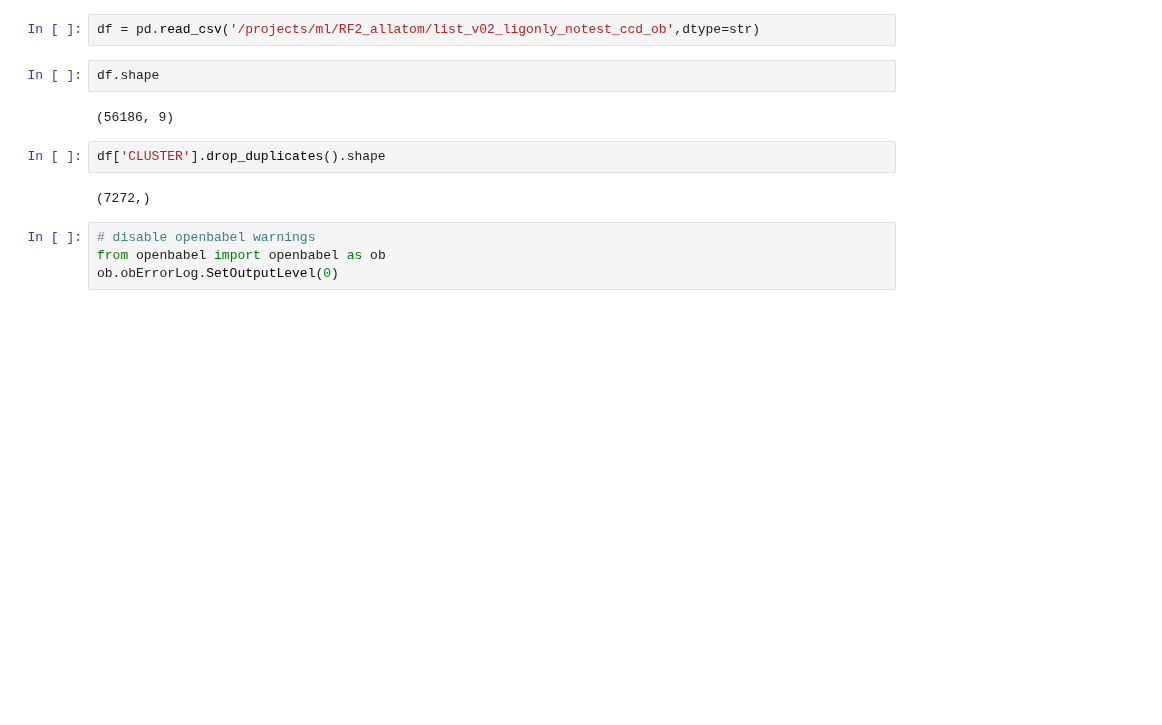
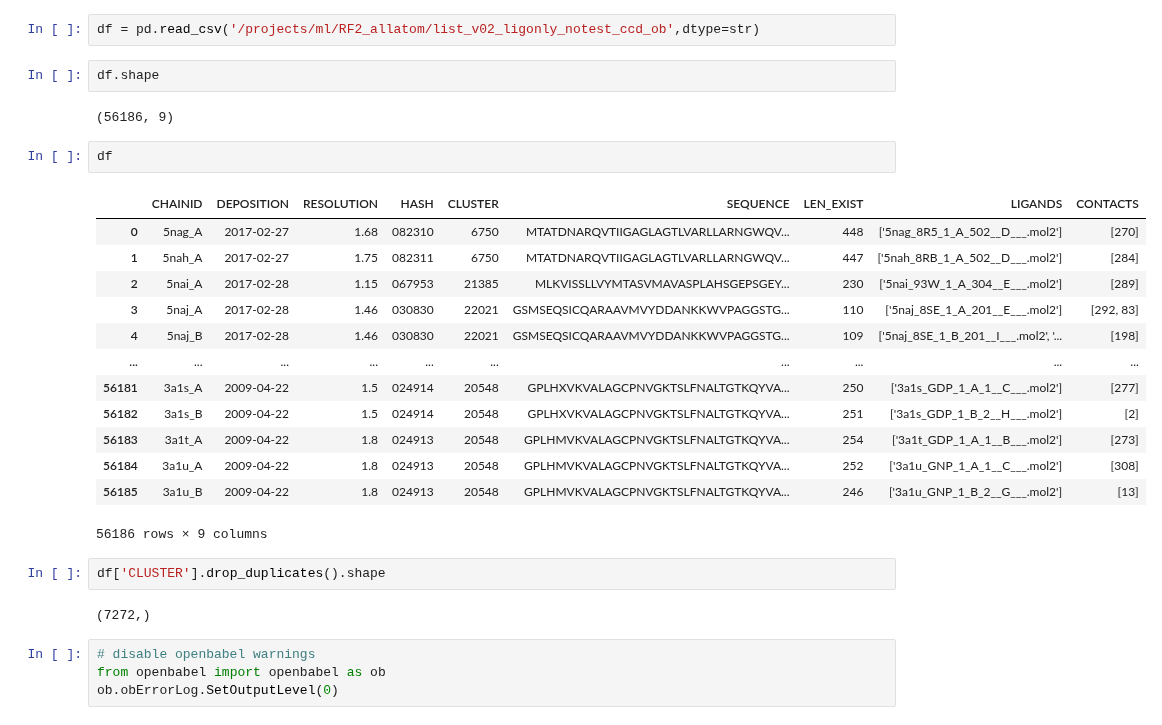
Before and after one commit to RosettaCommons/foundry, a Jupyter notebook: notebooks/filter_sm_compl_data.ipynb, the cells around one changed output. Saved outputs shown, nothing was run; the diff lists cells and outputs as text; blank space fills up the shorter version.

```diff
--- a/notebooks/filter_sm_compl_data.ipynb
+++ b/notebooks/filter_sm_compl_data.ipynb
@@ -43,6 +52,22 @@ df = pd.read_csv('/projects/ml/RF2_allatom/list_v02_ligonly_notest_ccd_ob',dtype
 df.shape
 # %% [output]
 (56186, 9)
+# %%
+df
+# %% [output]
+|  | CHAINID | DEPOSITION | RESOLUTION | HASH | CLUSTER | SEQUENCE | LEN_EXIST | LIGANDS | CONTACTS |
+| 0 | 5nag_A | 2017-02-27 | 1.68 | 082310 | 6750 | MTATDNARQVTIIGAGLAGTLVARLLARNGWQV... | 448 | ['5nag_8R5_1_A_502__D___.mol2'] | [270] |
+| 1 | 5nah_A | 2017-02-27 | 1.75 | 082311 | 6750 | MTATDNARQVTIIGAGLAGTLVARLLARNGWQV... | 447 | ['5nah_8RB_1_A_502__D___.mol2'] | [284] |
+| 2 | 5nai_A | 2017-02-28 | 1.15 | 067953 | 21385 | MLKVISSLLVYMTASVMAVASPLAHSGEPSGEY... | 230 | ['5nai_93W_1_A_304__E___.mol2'] | [289] |
+| 3 | 5naj_A | 2017-02-28 | 1.46 | 030830 | 22021 | GSMSEQSICQARAAVMVYDDANKKWVPAGGSTG... | 110 | ['5naj_8SE_1_A_201__E___.mol2'] | [292, 83] |
+| 4 | 5naj_B | 2017-02-28 | 1.46 | 030830 | 22021 | GSMSEQSICQARAAVMVYDDANKKWVPAGGSTG... | 109 | ['5naj_8SE_1_B_201__I___.mol2', '... | [198] |
+| ... | ... | ... | ... | ... | ... | ... | ... | ... | ... |
+| 56181 | 3a1s_A | 2009-04-22 | 1.5 | 024914 | 20548 | GPLHXVKVALAGCPNVGKTSLFNALTGTKQYVA... | 250 | ['3a1s_GDP_1_A_1__C___.mol2'] | [277] |
+| 56182 | 3a1s_B | 2009-04-22 | 1.5 | 024914 | 20548 | GPLHXVKVALAGCPNVGKTSLFNALTGTKQYVA... | 251 | ['3a1s_GDP_1_B_2__H___.mol2'] | [2] |
+| 56183 | 3a1t_A | 2009-04-22 | 1.8 | 024913 | 20548 | GPLHMVKVALAGCPNVGKTSLFNALTGTKQYVA... | 254 | ['3a1t_GDP_1_A_1__B___.mol2'] | [273] |
+| 56184 | 3a1u_A | 2009-04-22 | 1.8 | 024913 | 20548 | GPLHMVKVALAGCPNVGKTSLFNALTGTKQYVA... | 252 | ['3a1u_GNP_1_A_1__C___.mol2'] | [308] |
+| 56185 | 3a1u_B | 2009-04-22 | 1.8 | 024913 | 20548 | GPLHMVKVALAGCPNVGKTSLFNALTGTKQYVA... | 246 | ['3a1u_GNP_1_B_2__G___.mol2'] | [13] |
+56186 rows × 9 columns
 # %%
 df['CLUSTER'].drop_duplicates().shape
 # %% [output]
```
Also changed, not shown: parts of 80 cells of this notebook, 3 other files.
